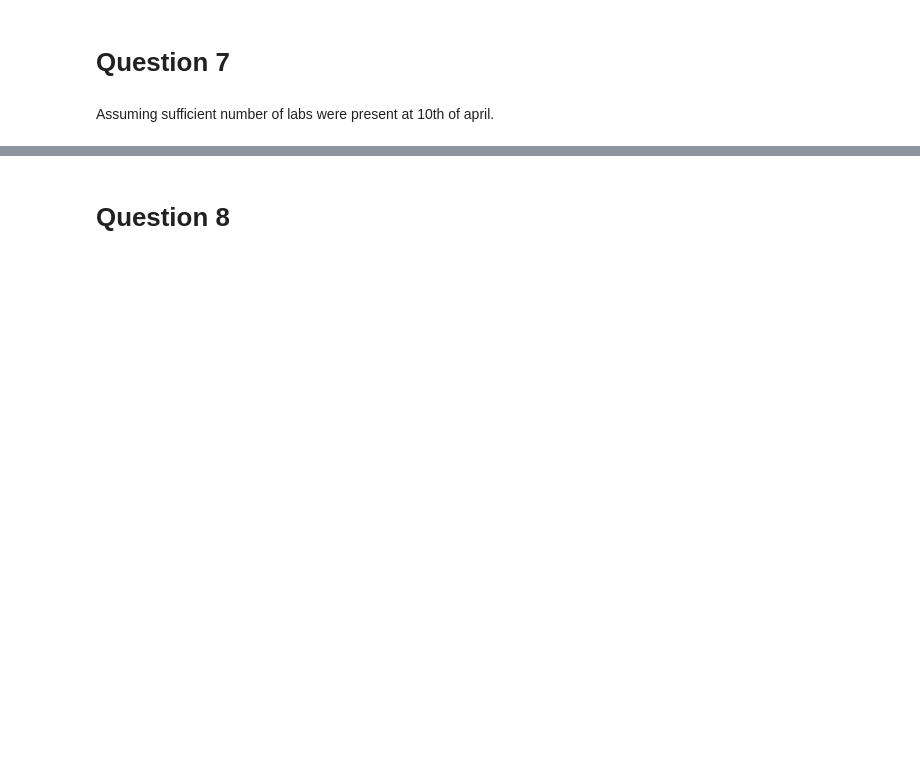
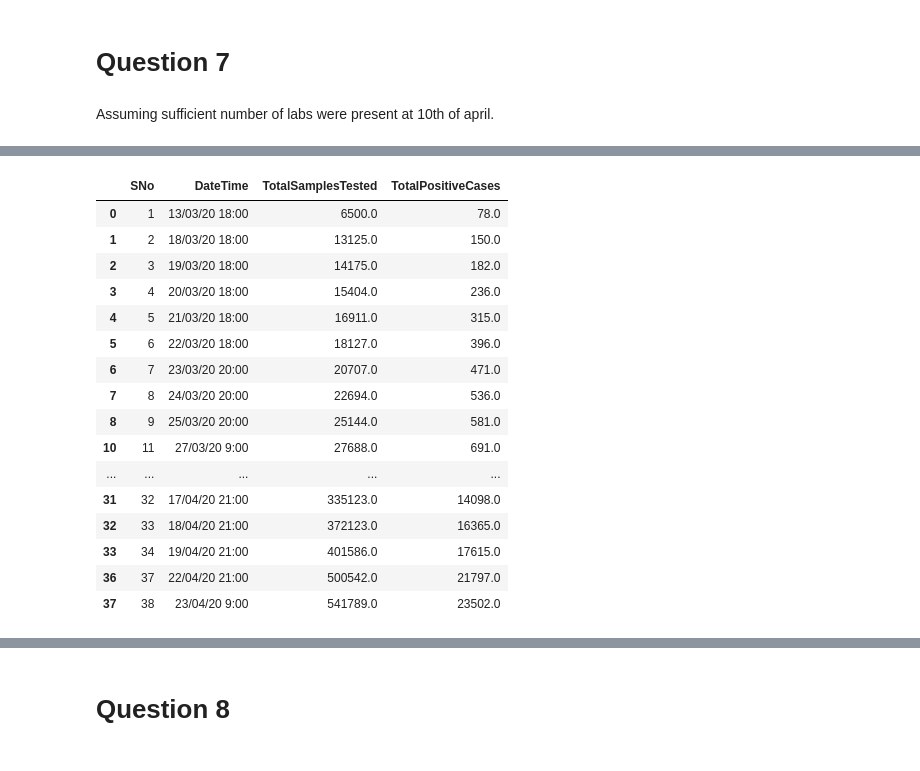
Before and after one commit to mew-two-github/CH5019_2020_GRP3, a Jupyter notebook: Question3/q3_vishal.ipynb, the cells around one changed output, grey strips where cells are left out. Saved outputs shown, nothing was run; the diff lists cells and outputs as text; code cells hidden in the pictures; blank space fills up the shorter version.

```diff
--- a/Question3/q3_vishal.ipynb
+++ b/Question3/q3_vishal.ipynb
@@ -675,0 +697,21 @@ additional_labs
+# %%
+df7.dropna(inplace = True)
+df7
+# %% [output]
+|  | SNo | DateTime | TotalSamplesTested | TotalPositiveCases |
+| 0 | 1 | 13/03/20 18:00 | 6500.0 | 78.0 |
+| 1 | 2 | 18/03/20 18:00 | 13125.0 | 150.0 |
+| 2 | 3 | 19/03/20 18:00 | 14175.0 | 182.0 |
+| 3 | 4 | 20/03/20 18:00 | 15404.0 | 236.0 |
+| 4 | 5 | 21/03/20 18:00 | 16911.0 | 315.0 |
+| 5 | 6 | 22/03/20 18:00 | 18127.0 | 396.0 |
+| 6 | 7 | 23/03/20 20:00 | 20707.0 | 471.0 |
+| 7 | 8 | 24/03/20 20:00 | 22694.0 | 536.0 |
+| 8 | 9 | 25/03/20 20:00 | 25144.0 | 581.0 |
+| 10 | 11 | 27/03/20 9:00 | 27688.0 | 691.0 |
+| ... | ... | ... | ... | ... |
+| 31 | 32 | 17/04/20 21:00 | 335123.0 | 14098.0 |
+| 32 | 33 | 18/04/20 21:00 | 372123.0 | 16365.0 |
+| 33 | 34 | 19/04/20 21:00 | 401586.0 | 17615.0 |
+| 36 | 37 | 22/04/20 21:00 | 500542.0 | 21797.0 |
+| 37 | 38 | 23/04/20 9:00 | 541789.0 | 23502.0 |
```
Also changed, not shown: parts of 15 cells of this notebook, 2 other files.
